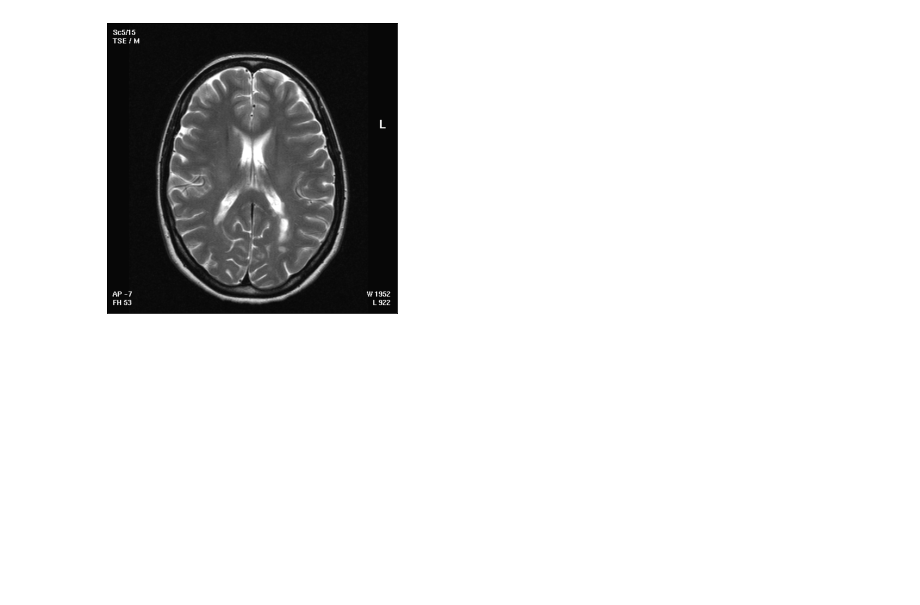
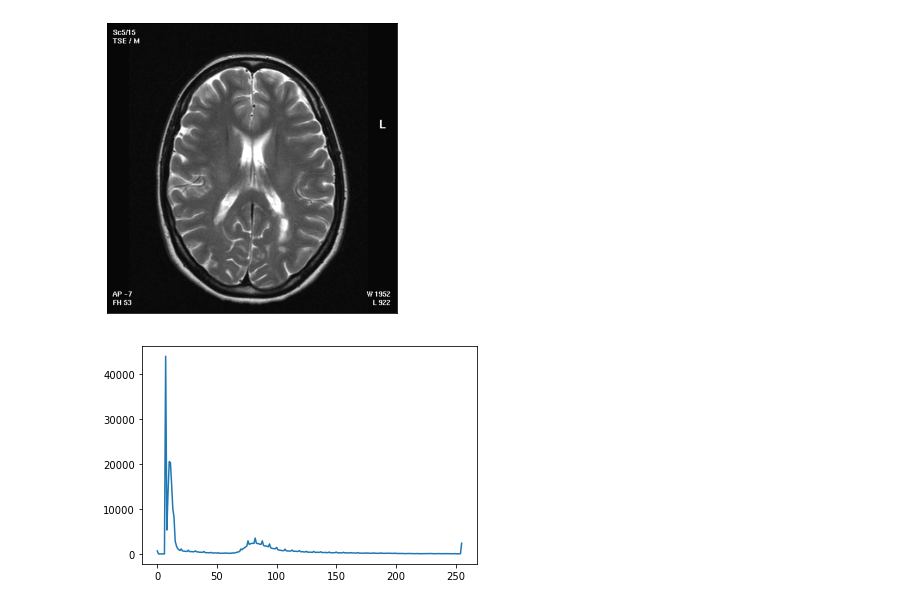
Before and after one commit to wildergd/pdi-tac-segmentation, a Jupyter notebook: test-segmentation-scikit.ipynb, the cells around one changed output. Drawn from its saved outputs; the diff is of its cells as text; code cells hidden in the pictures; blank space fills up the shorter version.

```diff
--- a/test-segmentation-scikit.ipynb
+++ b/test-segmentation-scikit.ipynb
@@ -27,3 +28,9 @@ im_gray = cv.cvtColor(image,cv.COLOR_BGR2GRAY)
 imshow(im_gray)
 # %% [output]
 [figure]
+# %%
+hist, hist_centers = histogram(im_gray)
+plt.plot(hist)
+plt.show()
+# %% [output]
+[figure, added]
```
Also changed, not shown: parts of 3 cells of this notebook.
